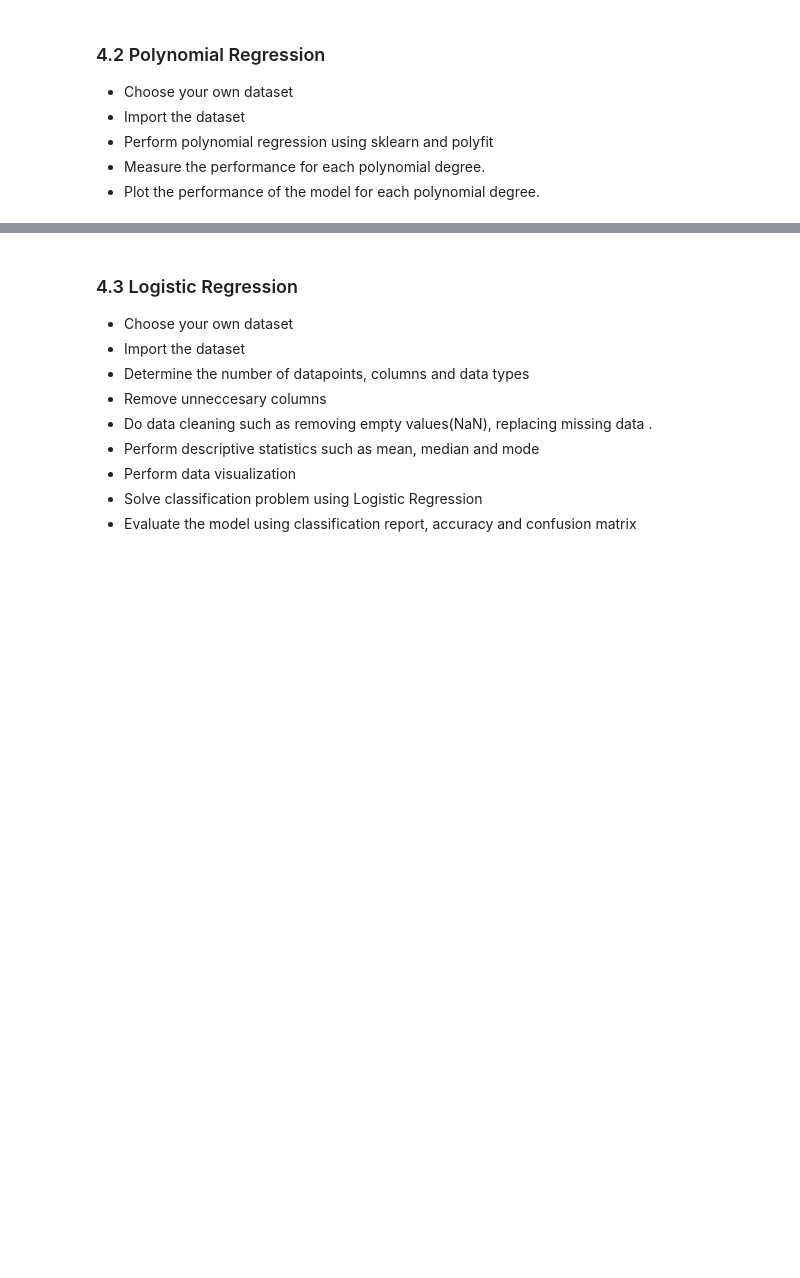
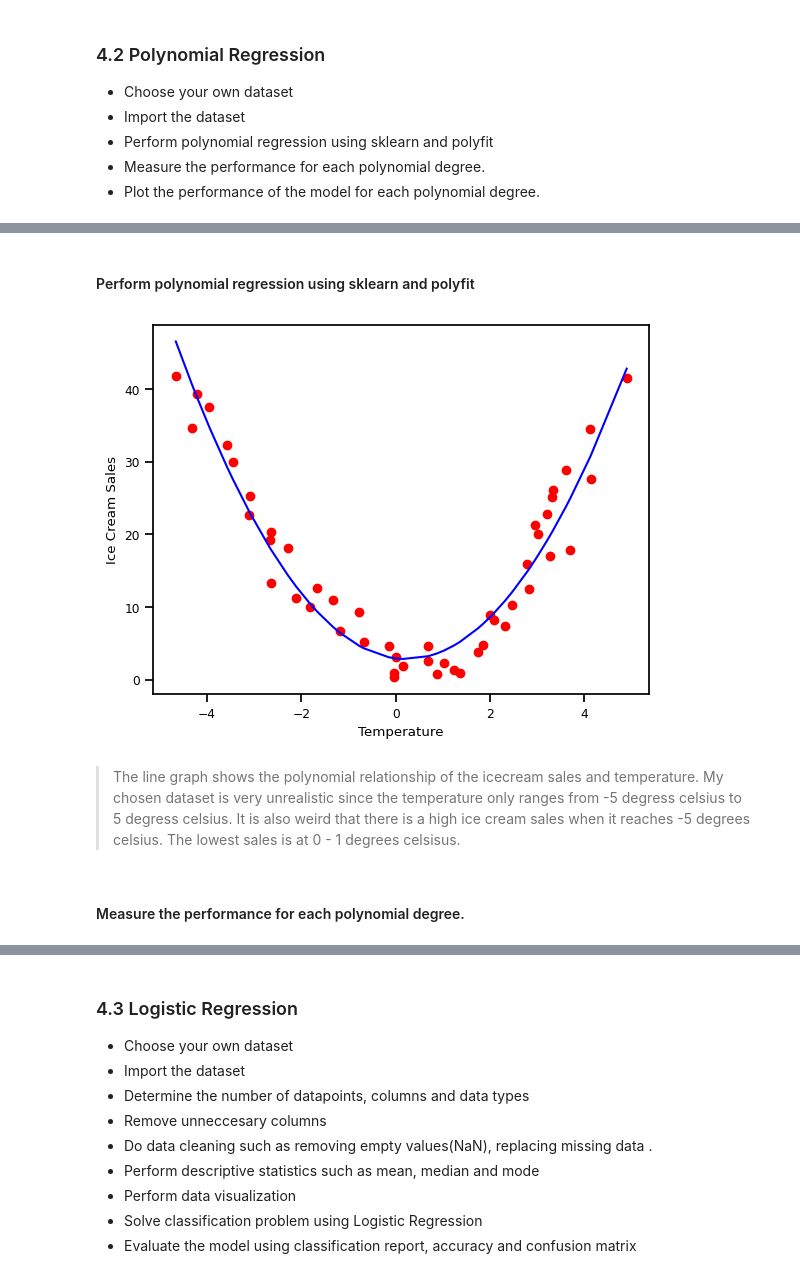
Before and after one commit to reue-lly/Predictive-Analytics-using-Machine-Learning, a Jupyter notebook: Activity-2/Activity_2_Training_Linear_Models.ipynb, the cells around one changed output, grey strips where cells are left out. Saved outputs shown, nothing was run; the diff lists cells and outputs as text; code cells hidden in the pictures; blank space fills up the shorter version.

```diff
--- a/Activity-2/Activity_2_Training_Linear_Models.ipynb
+++ b/Activity-2/Activity_2_Training_Linear_Models.ipynb
@@ -1488,0 +1491,3 @@ plt.show()
+# %%
+icecream = pd.read_csv('/content/drive/MyDrive/Activity_2_Training_Linear_Models/Ice_cream selling data.csv')
+icecream.head()
@@ -1488,0 +1501,33 @@ plt.show()
+# %% [markdown]
+#### Perform polynomial regression using sklearn and polyfit
+# %%
+from sklearn.preprocessing import PolynomialFeatures
+
+# must do reshape or else it returns an error
+X = icecream['Temperature (°C)'].values.reshape(-1, 1)
+y = icecream['Ice Cream Sales (units)'].values
+
+# polynomial features
+poly = PolynomialFeatures(degree=2)
+X_poly = poly.fit_transform(X)
+
+# fitting
+model = LinearRegression()
+model.fit(X_poly, y)
+
+y_pred = model.predict(X_poly)
+
+# Plot
+plt.scatter(X, y, color='red')
+plt.plot(X, y_pred, color='blue')
+plt.xlabel("Temperature")
+plt.ylabel("Ice Cream Sales")
+plt.show()
+# %% [output]
+[figure, added]
+# %% [markdown]
+
+
+> The line graph shows the polynomial relationship of the icecream sales and temperature. My chosen dataset is very unrealistic since the temperature only ranges from -5 degress celsius to 5 degress celsius. It is also weird that there is a high ice cream sales when it reaches -5 degrees celsius. The lowest sales is at 0 - 1 degrees celsisus.
+# %% [markdown]
+#### Measure the performance for each polynomial degree.
```
Also changed, not shown: parts of 5 cells of this notebook.
